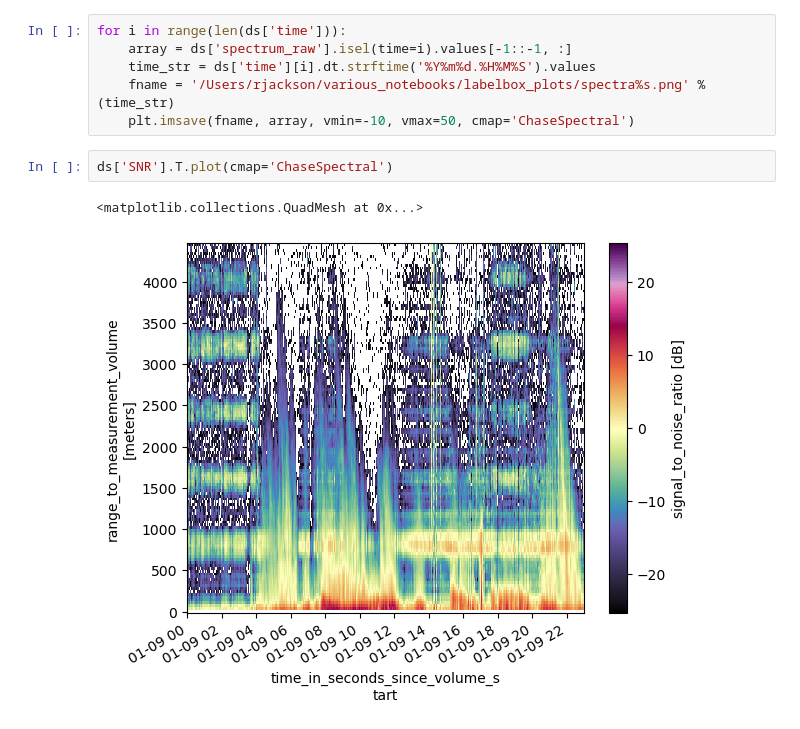
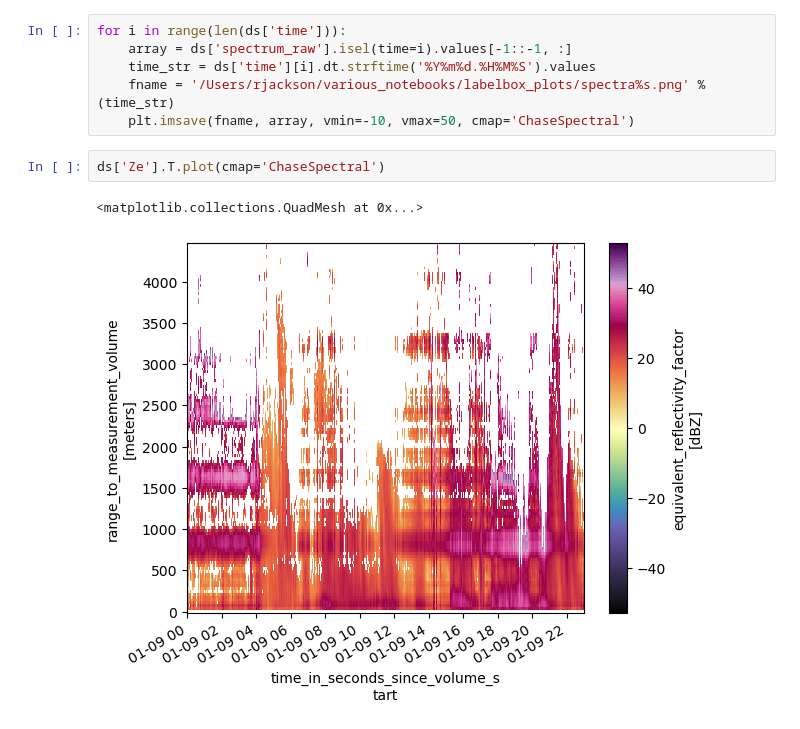
Before and after one commit to rcjackson/various_notebooks, a Jupyter notebook: DeepLearningMRRSpectra.ipynb, the cells around one changed output. Drawn from its saved outputs; the diff is of its cells as text.

```diff
--- a/DeepLearningMRRSpectra.ipynb
+++ b/DeepLearningMRRSpectra.ipynb
@@ -38,7 +47,7 @@ for i in range(len(ds['time'])):
     fname = '/Users/rjackson/various_notebooks/labelbox_plots/spectra%s.png' % (time_str)
     plt.imsave(fname, array, vmin=-10, vmax=50, cmap='ChaseSpectral')
 # %%
-ds['SNR'].T.plot(cmap='ChaseSpectral')
+ds['Ze'].T.plot(cmap='ChaseSpectral')
 # %% [output]
 <matplotlib.collections.QuadMesh at 0x...>
-[figure, old version]
+[figure, new version]
```
Also changed, not shown: parts of 27 cells of this notebook, 2 other files.
